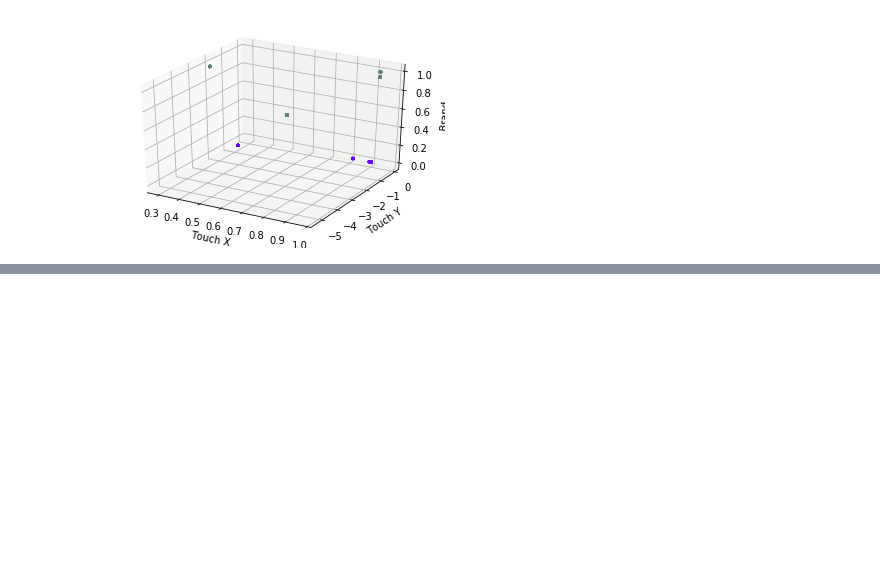
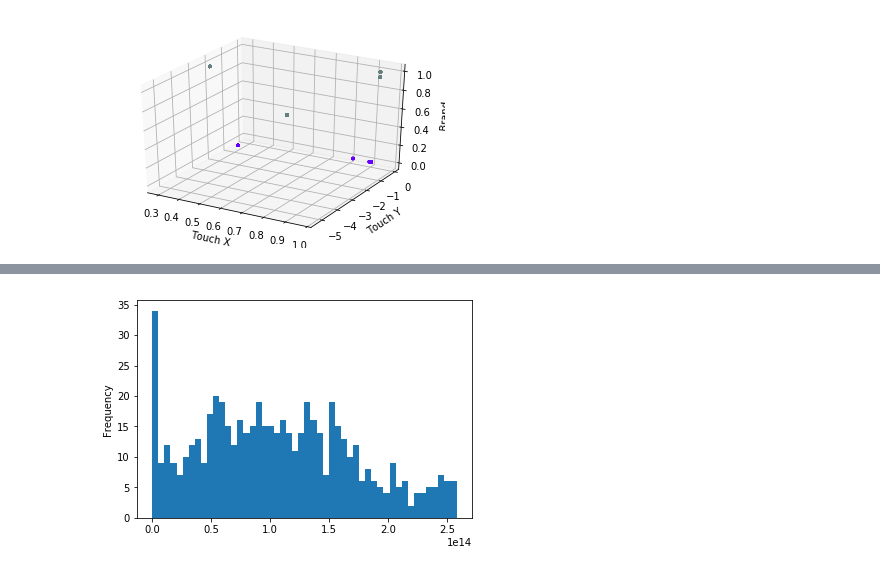
Before and after one commit to bebetosaba/7506-datos-1C2019, a Jupyter notebook: TP1/analisis.ipynb, the cells around one changed output, grey strips where cells are left out. Cells and saved outputs as stored; diff of their text form; code cells hidden in the pictures; blank space fills up the shorter version.

Commit message:
tiempo promedio device_id

```diff
--- a/TP1/analisis.ipynb
+++ b/TP1/analisis.ipynb
@@ -23,6 +23,7 @@ installsDF['wifi'].astype('bool', inplace=True)
 installsDF['created'] = pd.to_datetime(installsDF['created'])
 auctionsDF = pd.read_csv('data/auctions.csv.gzip', compression='gzip', low_memory=False, dtype={'country':'category','platform':'category','ref_type_id':'category'})
 
+auctionsDF['date'] = pd.to_datetime(auctionsDF['date'])
 target_competenciaDF = pd.read_csv('data/target_competencia.csv', index_col='index',dtype={'index':'int32','obj_Sc':'int32','obj_St':'int32'})
 
 print('setup done')
@@ -410,3 +427,8 @@ ax.set_zlabel('Brand')
 plt.show()
 # %% [output]
 [figure]
+# %%
+#cuanto se tadró en instalar
+display(auctionsDF.head(5).T)
+display(installsDF.head(5).T)
+tiempo_install = pd.merge(auctionsDF, installsDF, how='inner', left_on='device_id', right_on='ref_hash')
@@ -412,0 +461,10 @@ plt.show()
+# %%
+#tiempo desde el auction hasta el install menor a 3 dias
+tiempo_install['tiempo_install'] = tiempo_install['created']-tiempo_install['date']
+tiempo_install = tiempo_install.loc[(tiempo_install['tiempo_install']>'0 days') & (tiempo_install['tiempo_install']<'3 days')]
+# %%
+tiempo_install['tiempo_install_int'] = tiempo_install['tiempo_install'].astype(np.int64)
+timpo_promedio = tiempo_install.groupby('device_id').agg({'tiempo_install_int':'mean'})
+timpo_promedio['tiempo_install'] = pd.to_timedelta(timpo_promedio['tiempo_install_int'])
+display(timpo_promedio.sort_values(by='tiempo_install_int').head(5))
+display(timpo_promedio.sort_values(by='tiempo_install_int',ascending=False).head(5))
@@ -412,0 +486,4 @@ plt.show()
+# %%
+timpo_promedio['tiempo_install_int'].plot.hist(bins=50);
+# %% [output]
+[figure, added]
```
Also changed, not shown: parts of 9 cells of this notebook.
